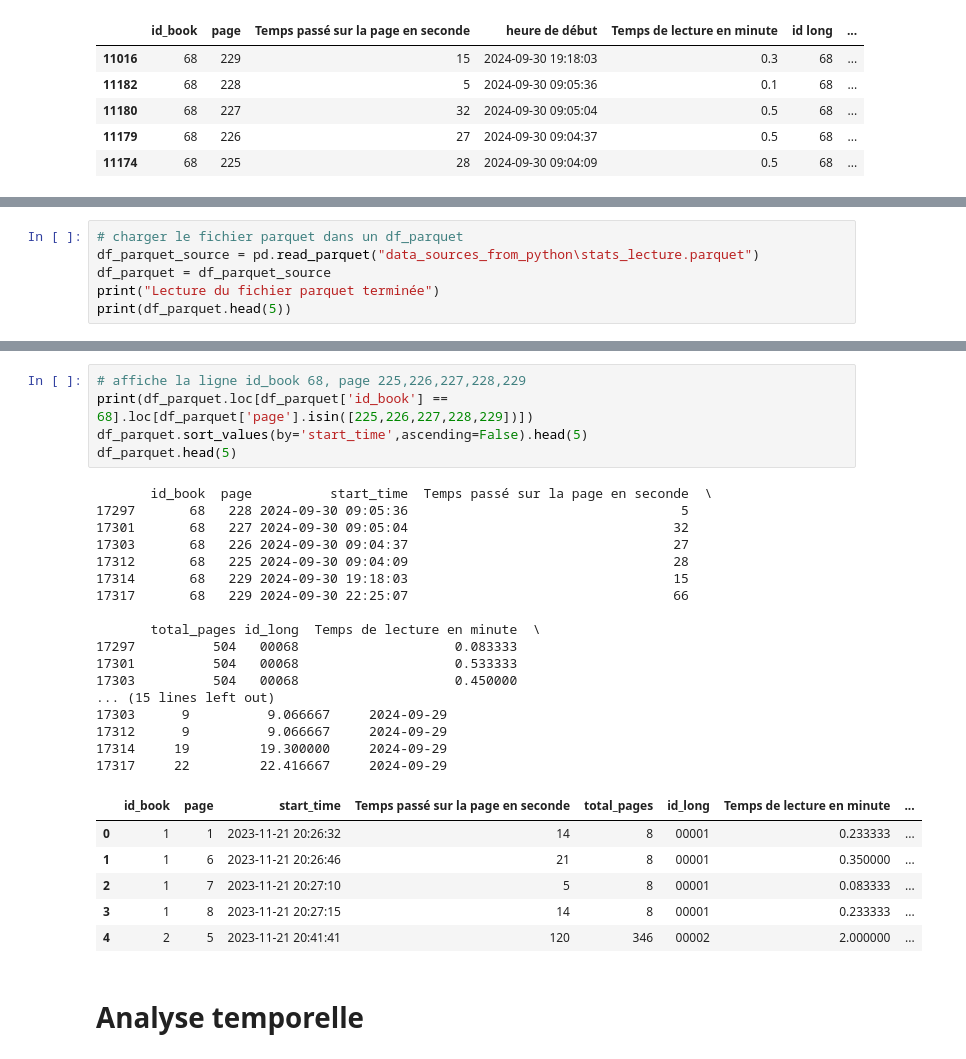
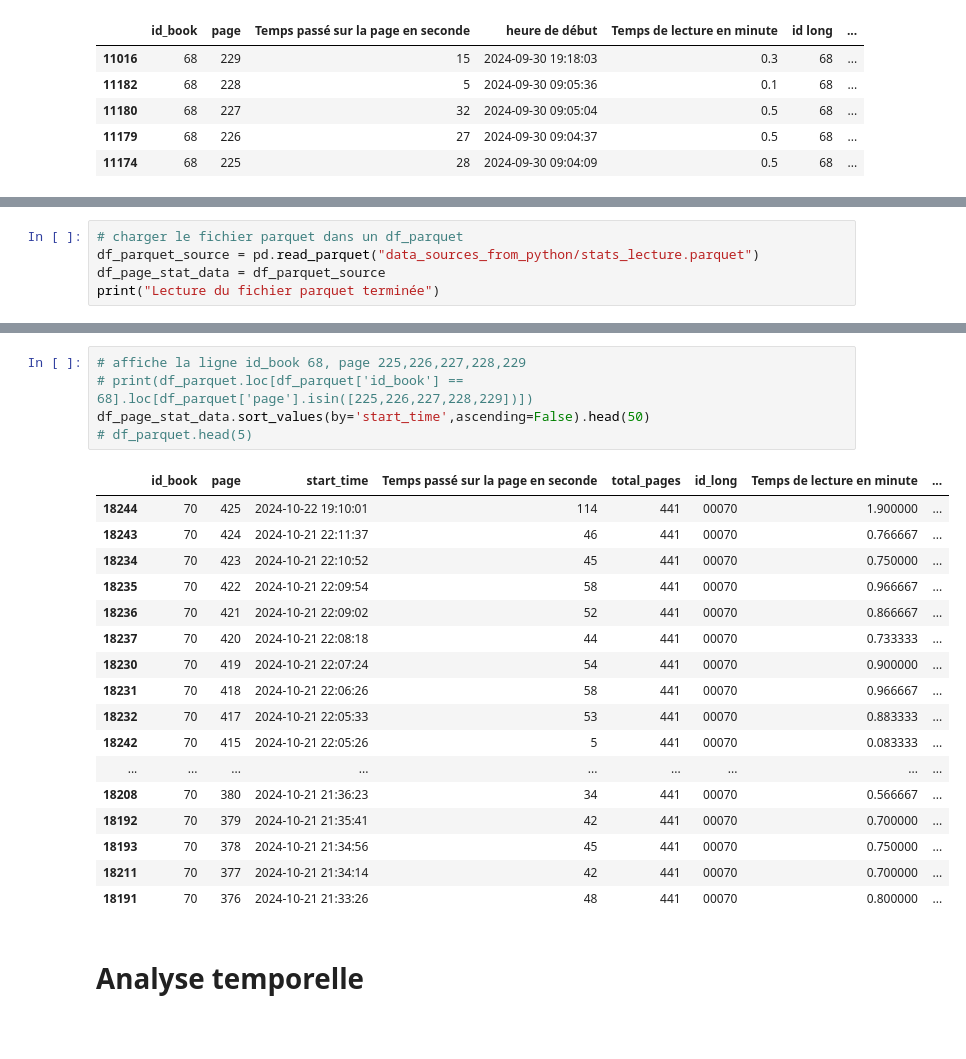
Before and after one commit to ChrisOlv/book_data_analysis, a Jupyter notebook: analyse_temporelle.ipynb, the cells around one changed output, grey strips where cells are left out. Drawn from its saved outputs; the diff is of its cells as text; blank space fills up the shorter version.

```diff
--- a/notebook_dataviz.ipynb
+++ b/analyse_temporelle.ipynb
@@ -61,8 +61,7 @@ df_excel.sort_values(by='heure de début',ascending=False).head(5)
 # %%
 # charger le fichier parquet dans un df_parquet
-df_parquet_source = pd.read_parquet("data_sources_from_python\stats_lecture.parquet")
-df_parquet = df_parquet_source
+df_parquet_source = pd.read_parquet("data_sources_from_python/stats_lecture.parquet")
+df_page_stat_data = df_parquet_source
 print("Lecture du fichier parquet terminée")
-print(df_parquet.head(5))
 # %% [output]
 Lecture du fichier parquet terminée
@@ -85,32 +68,26 @@ Lecture du fichier parquet terminée
 # %%
 # affiche la ligne id_book 68, page 225,226,227,228,229
-print(df_parquet.loc[df_parquet['id_book'] == 68].loc[df_parquet['page'].isin([225,226,227,228,229])])
-df_parquet.sort_values(by='start_time',ascending=False).head(5)
-df_parquet.head(5)
+# print(df_parquet.loc[df_parquet['id_book'] == 68].loc[df_parquet['page'].isin([225,226,227,228,229])])
+df_page_stat_data.sort_values(by='start_time',ascending=False).head(50)
+# df_parquet.head(5)
 # %% [output]
-       id_book  page          start_time  Temps passé sur la page en seconde  \
-17297       68   228 2024-09-30 09:05:36                                   5
-17301       68   227 2024-09-30 09:05:04                                  32
-17303       68   226 2024-09-30 09:04:37                                  27
-17312       68   225 2024-09-30 09:04:09                                  28
-17314       68   229 2024-09-30 19:18:03                                  15
-17317       68   229 2024-09-30 22:25:07                                  66
-
-       total_pages id_long  Temps de lecture en minute  \
-17297          504   00068                    0.083333
-17301          504   00068                    0.533333
-17303          504   00068                    0.450000
-... (15 lines left out)
-17303      9          9.066667     2024-09-29
-17312      9          9.066667     2024-09-29
-17314     19         19.300000     2024-09-29
-17317     22         22.416667     2024-09-29
 |  | id_book | page | start_time | Temps passé sur la page en seconde | total_pages | id_long | Temps de lecture en minute | ... |
-| 0 | 1 | 1 | 2023-11-21 20:26:32 | 14 | 8 | 00001 | 0.233333 | ... |
-| 1 | 1 | 6 | 2023-11-21 20:26:46 | 21 | 8 | 00001 | 0.350000 | ... |
-| 2 | 1 | 7 | 2023-11-21 20:27:10 | 5 | 8 | 00001 | 0.083333 | ... |
-| 3 | 1 | 8 | 2023-11-21 20:27:15 | 14 | 8 | 00001 | 0.233333 | ... |
-| 4 | 2 | 5 | 2023-11-21 20:41:41 | 120 | 346 | 00002 | 2.000000 | ... |
+| 18244 | 70 | 425 | 2024-10-22 19:10:01 | 114 | 441 | 00070 | 1.900000 | ... |
+| 18243 | 70 | 424 | 2024-10-21 22:11:37 | 46 | 441 | 00070 | 0.766667 | ... |
+| 18234 | 70 | 423 | 2024-10-21 22:10:52 | 45 | 441 | 00070 | 0.750000 | ... |
+| 18235 | 70 | 422 | 2024-10-21 22:09:54 | 58 | 441 | 00070 | 0.966667 | ... |
+| 18236 | 70 | 421 | 2024-10-21 22:09:02 | 52 | 441 | 00070 | 0.866667 | ... |
+| 18237 | 70 | 420 | 2024-10-21 22:08:18 | 44 | 441 | 00070 | 0.733333 | ... |
+| 18230 | 70 | 419 | 2024-10-21 22:07:24 | 54 | 441 | 00070 | 0.900000 | ... |
+| 18231 | 70 | 418 | 2024-10-21 22:06:26 | 58 | 441 | 00070 | 0.966667 | ... |
+| 18232 | 70 | 417 | 2024-10-21 22:05:33 | 53 | 441 | 00070 | 0.883333 | ... |
+| 18242 | 70 | 415 | 2024-10-21 22:05:26 | 5 | 441 | 00070 | 0.083333 | ... |
+| ... | ... | ... | ... | ... | ... | ... | ... | ... |
+| 18208 | 70 | 380 | 2024-10-21 21:36:23 | 34 | 441 | 00070 | 0.566667 | ... |
+| 18192 | 70 | 379 | 2024-10-21 21:35:41 | 42 | 441 | 00070 | 0.700000 | ... |
+| 18193 | 70 | 378 | 2024-10-21 21:34:56 | 45 | 441 | 00070 | 0.750000 | ... |
+| 18211 | 70 | 377 | 2024-10-21 21:34:14 | 42 | 441 | 00070 | 0.700000 | ... |
+| 18191 | 70 | 376 | 2024-10-21 21:33:26 | 48 | 441 | 00070 | 0.800000 | ... |
 # %% [markdown]
 # Analyse temporelle
 # %% [markdown]
```
Also changed, not shown: parts of 2 cells of this notebook, 4 other files.
